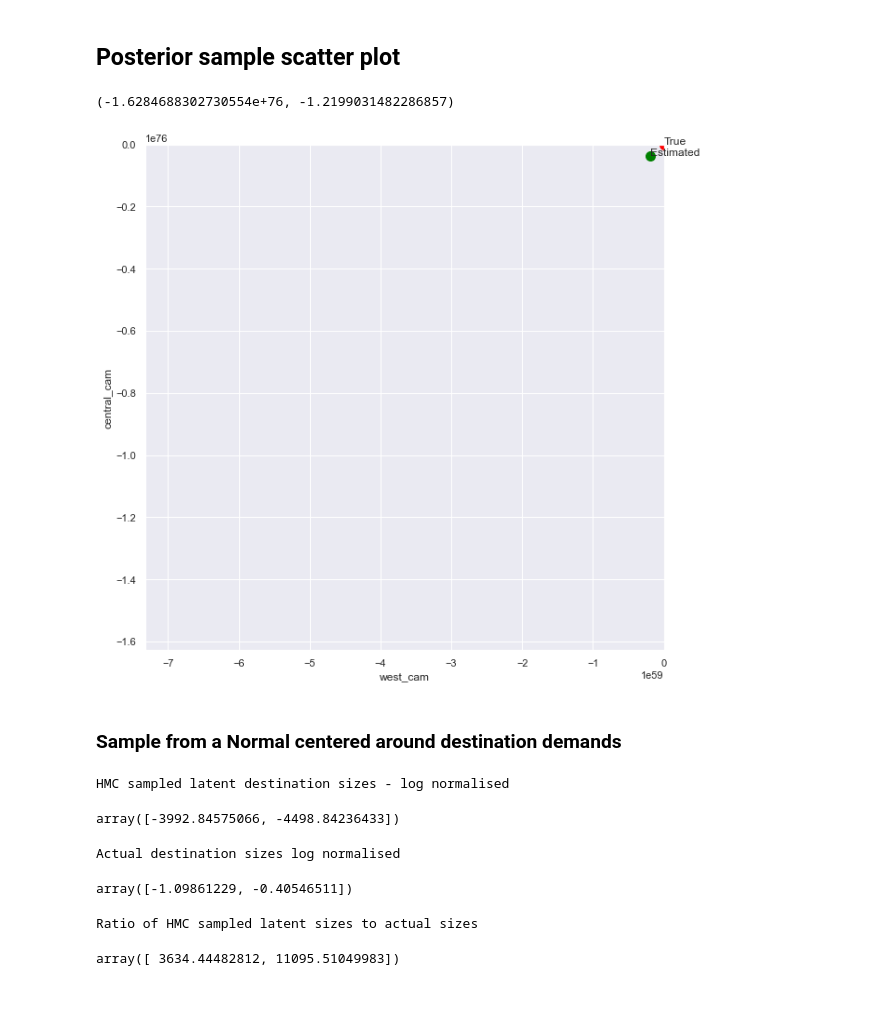
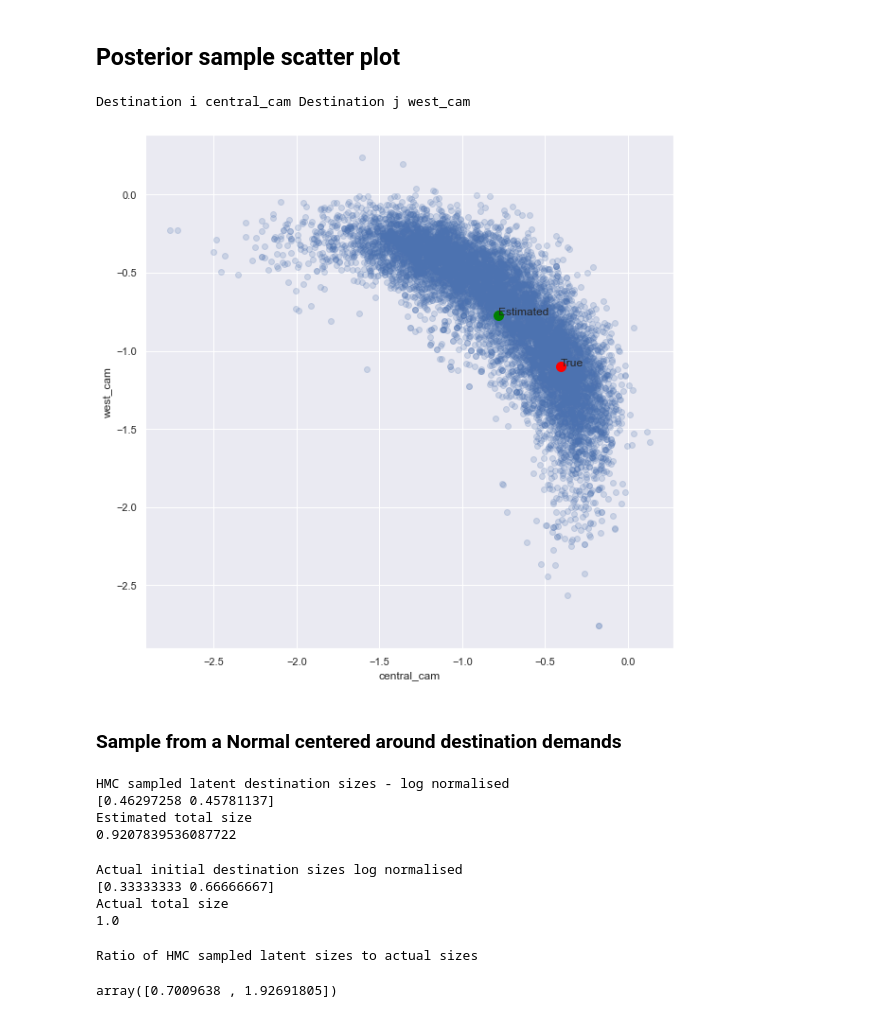
Before and after one commit to YannisZa/stochastic-travel-demand-modelling, a Jupyter notebook: notebooks/debugging_hmc_sampling.ipynb, the cells around one changed output. Drawn from its saved outputs; the diff is of its cells as text; code cells hidden in the pictures.

```diff
--- a/notebooks/debugging_hmc_sampling.ipynb
+++ b/notebooks/debugging_hmc_sampling.ipynb
@@ -81,14 +30,16 @@ burnin = 0
 # Import relevant data
 origin_supply = np.loadtxt(f'../data/input/{dataset}/origin_supply.txt')
 initial_destination_sizes = np.loadtxt(f'../data/input/{dataset}/initial_destination_sizes.txt')
+# final_destination_sizes = np.loadtxt(f'../data/input/{dataset}/final_destination_sizes.txt')
 cost_matrix = np.loadtxt(f'../data/input/{dataset}/cost_matrix.txt')
-destinations = np.loadtxt(f'../data/input/{dataset}/destinations.txt',dtype='str')
+destinations = np.loadtxt(f'../data/input/{dataset}/destinations.txt',dtype='str',delimiter='\n')
 
 # Store dimensions
 N,M = cost_matrix.shape
 
 # Define log sizes
 xd = np.log(initial_destination_sizes/np.sum(initial_destination_sizes))
+# xf = np.log(final_destination_sizes/np.sum(final_destination_sizes))
 # Define normalised cost_matrix
 c = cost_matrix/np.sum(cost_matrix)
 # Define normalised origin_supply
@@ -322,19 +96,40 @@ array([-1.09861229, -0.40546511])
 # %% [markdown]
 ## Posterior sample scatter plot
-# %%
-plt.figure(figsize=(10,10))
-plt.scatter(samples[:,0],samples[:,1],alpha=0.2)
-plt.scatter(xd[0],xd[1],color='red',s=100)
-plt.scatter(np.mean(samples[:,0]),np.mean(samples[:,1]),color='green',s=100)
-plt.xlabel(destinations[0])
-plt.ylabel(destinations[1])
-plt.annotate(s='True',xy=(xd[0],xd[1]))
-plt.annotate(s='Estimated',xy=(np.mean(samples[:,0]),np.mean(samples[:,1])))
-plt.xlim([np.min(samples[:,0])*(4/5), np.max(samples[:,0])*(5/4)])
-plt.ylim([np.min(samples[:,1])*(4/5), np.max(samples[:,1])*(5/4)])
-# %% [output]
-(-1.6284688302730554e+76, -1.2199031482286857)
-[figure, removed]
+# %%
+# Select dimensions to plot
+dim1 = np.random.randint(0,M)
+dim2 = np.random.randint(0,M)
+while dim2 == dim1:
+    dim2 = np.random.randint(0,M)
+log_view = True
+print('Destination i',destinations[dim1],'Destination j',destinations[dim2])
+# %% [output]
+Destination i central_cam Destination j west_cam
+# %%
+if log_view:
+    plt.figure(figsize=(10,10))
+    plt.scatter(samples[burnin:samples.shape[0],dim1],samples[burnin:samples.shape[0],dim2],alpha=0.2)
+    plt.scatter(xd[dim1],xd[dim2],color='red',s=100)
+    plt.scatter(estimated_sizes[dim1],estimated_sizes[dim2],color='green',s=100)
+    plt.xlabel(destinations[dim1])
+    plt.ylabel(destinations[dim2])
+    plt.annotate(s='True',xy=(xd[dim1],xd[dim2]))
+    plt.annotate(s='Estimated',xy=(estimated_sizes[dim1],estimated_sizes[dim2]))
+    # plt.xlim([np.min(np.exp(samples[burnin:samples.shape[0],dim1]))*(4/5), np.max(np.exp(samples[burnin:samples.shape[0],dim1]))*0.02])
+    # plt.ylim([np.min(np.exp(samples[burnin:samples.shape[0],dim2]))*(4/5), np.max(np.exp(samples[burnin:samples.shape[0],2]))*0.02])
+else:
+    plt.figure(figsize=(10,10))
+    plt.scatter(np.exp(samples[burnin:samples.shape[0],dim1]),np.exp(samples[burnin:samples.shape[0],dim2]),alpha=0.2)
+    plt.scatter(np.exp(xd[dim1]),np.exp(xd[dim2]),color='red',s=100)
+    plt.scatter(np.exp(estimated_sizes[dim1]),np.exp(estimated_sizes[dim2]),color='green',s=100)
+    plt.xlabel(destinations[dim1])
+    plt.ylabel(destinations[dim2])
+    plt.annotate(s='True',xy=(np.exp(xd[dim1]),np.exp(xd[dim2])))
+    plt.annotate(s='Estimated',xy=(np.exp(estimated_sizes[dim1]),np.exp(estimated_sizes[dim2])))
+    # plt.xlim([np.min(np.exp(samples[burnin:samples.shape[0],dim1]))*(4/5), np.max(np.exp(samples[burnin:samples.shape[0],dim1]))*0.02])
+    # plt.ylim([np.min(np.exp(samples[burnin:samples.shape[0],dim2]))*(4/5), np.max(np.exp(samples[burnin:samples.shape[0],2]))*0.02])
+# %% [output]
+[figure, added]
 # %% [markdown]
 ### Sample from a Normal centered around destination demands
 # %%
@@ -353,19 +148,27 @@ if model == 'doubly':
     baseline_latents
 # %%
 print('HMC sampled latent destination sizes - log normalised')
-estimated_sizes
+print(np.exp(estimated_sizes))
+print('Estimated total size')
+print(np.sum(np.exp(estimated_sizes)))
 # %% [output]
 HMC sampled latent destination sizes - log normalised
+[0.46297258 0.45781137]
+Estimated total size
+0.9207839536087722
-array([-3992.84575066, -4498.84236433])
 # %%
-print('Actual destination sizes log normalised')
-xd
+print('Actual initial destination sizes log normalised')
+print(np.exp(xd))
+print('Actual total size')
+print(np.sum(np.exp(xd)))
 # %% [output]
-Actual destination sizes log normalised
+Actual initial destination sizes log normalised
+[0.33333333 0.66666667]
+Actual total size
+1.0
-array([-1.09861229, -0.40546511])
 # %%
 print("Ratio of HMC sampled latent sizes to actual sizes")
-estimated_sizes/xd
+estimated_sizes/(xd)
 # %% [output]
 Ratio of HMC sampled latent sizes to actual sizes
-array([ 3634.44482812, 11095.51049983])
+array([0.7009638 , 1.92691805])
```
Also changed, not shown: parts of 27 cells of this notebook, 4 other files.
